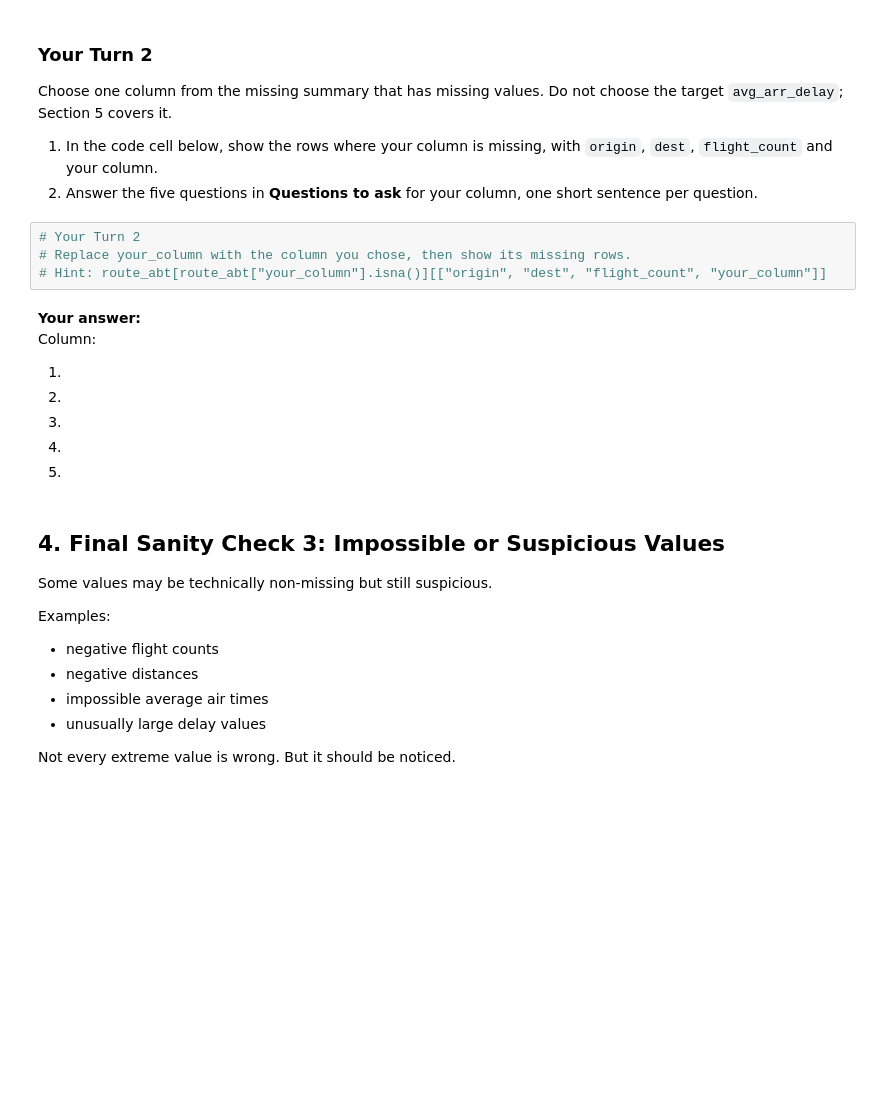
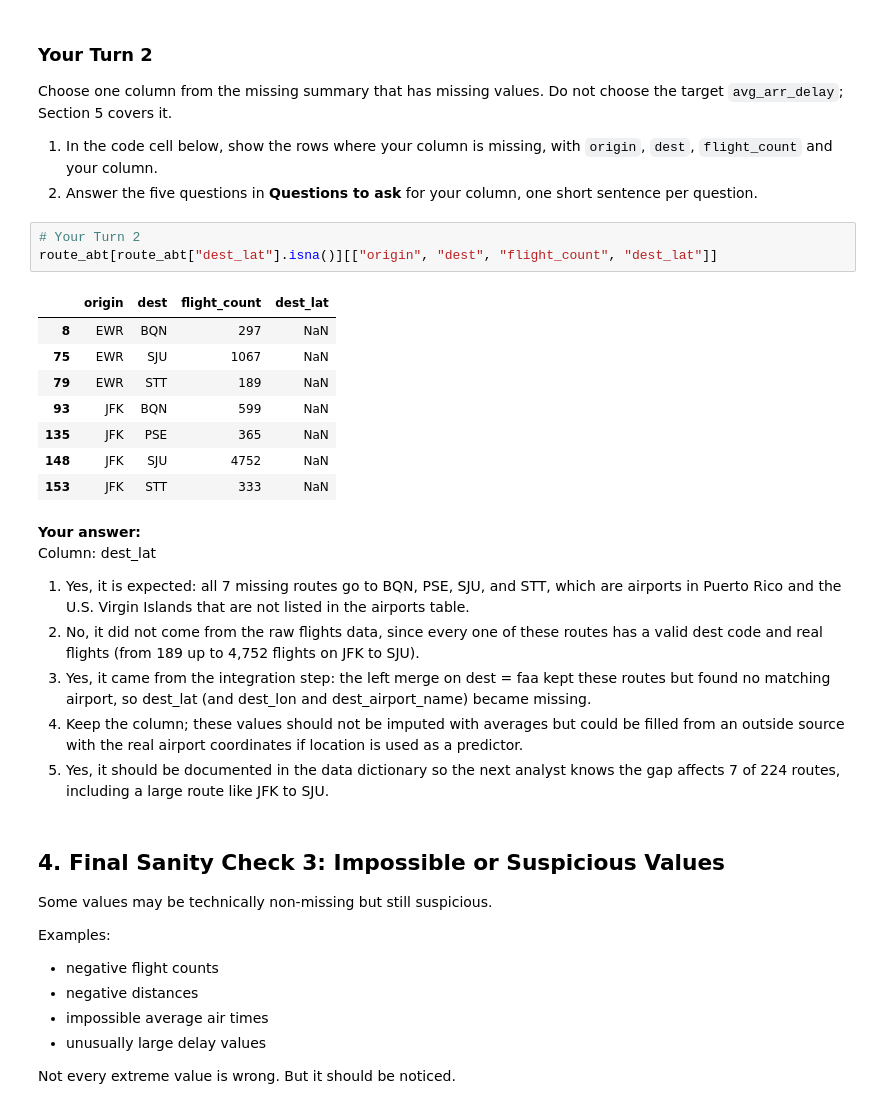
Before and after one commit to patriciaison/ban6003-week-11-mariapatriciaison, a Jupyter notebook: notebooks/module11_abt_documentation_guided_lab.ipynb, the cells around one changed output. Drawn from its saved outputs; the diff is of its cells as text; blank space fills up the shorter version.

```diff
--- a/notebooks/module11_abt_documentation_guided_lab.ipynb
+++ b/notebooks/module11_abt_documentation_guided_lab.ipynb
@@ -190,17 +237,25 @@ Choose one column from the missing summary that has missing values. Do not choos
 2. Answer the five questions in **Questions to ask** for your column, one short sentence per question.
 # %%
 # Your Turn 2
-# Replace your_column with the column you chose, then show its missing rows.
-# Hint: route_abt[route_abt["your_column"].isna()][["origin", "dest", "flight_count", "your_column"]]
+route_abt[route_abt["dest_lat"].isna()][["origin", "dest", "flight_count", "dest_lat"]]
+# %% [output]
+|  | origin | dest | flight_count | dest_lat |
+| 8 | EWR | BQN | 297 | NaN |
+| 75 | EWR | SJU | 1067 | NaN |
+| 79 | EWR | STT | 189 | NaN |
+| 93 | JFK | BQN | 599 | NaN |
+| 135 | JFK | PSE | 365 | NaN |
+| 148 | JFK | SJU | 4752 | NaN |
+| 153 | JFK | STT | 333 | NaN |
 # %% [markdown]
 **Your answer:**
-Column:
+Column: dest_lat
 
-1.
-2.
-3.
-4.
-5.
+1. Yes, it is expected: all 7 missing routes go to BQN, PSE, SJU, and STT, which are airports in Puerto Rico and the U.S. Virgin Islands that are not listed in the airports table.
+2. No, it did not come from the raw flights data, since every one of these routes has a valid dest code and real flights (from 189 up to 4,752 flights on JFK to SJU).
+3. Yes, it came from the integration step: the left merge on dest = faa kept these routes but found no matching airport, so dest_lat (and dest_lon and dest_airport_name) became missing.
+4. Keep the column; these values should not be imputed with averages but could be filled from an outside source with the real airport coordinates if location is used as a predictor.
+5. Yes, it should be documented in the data dictionary so the next analyst knows the gap affects 7 of 224 routes, including a large route like JFK to SJU.
 # %% [markdown]
 ## 4. Final Sanity Check 3: Impossible or Suspicious Values
 
```
Also changed, not shown: parts of 30 cells of this notebook, 3 other files.
